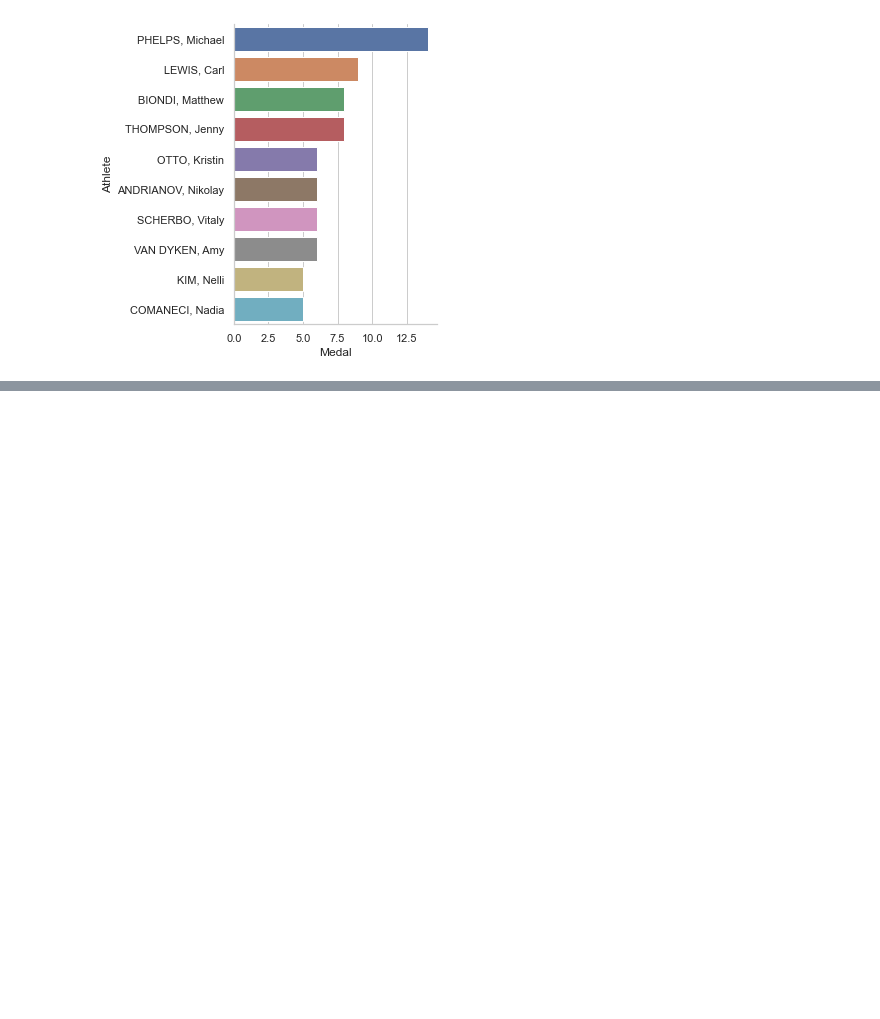
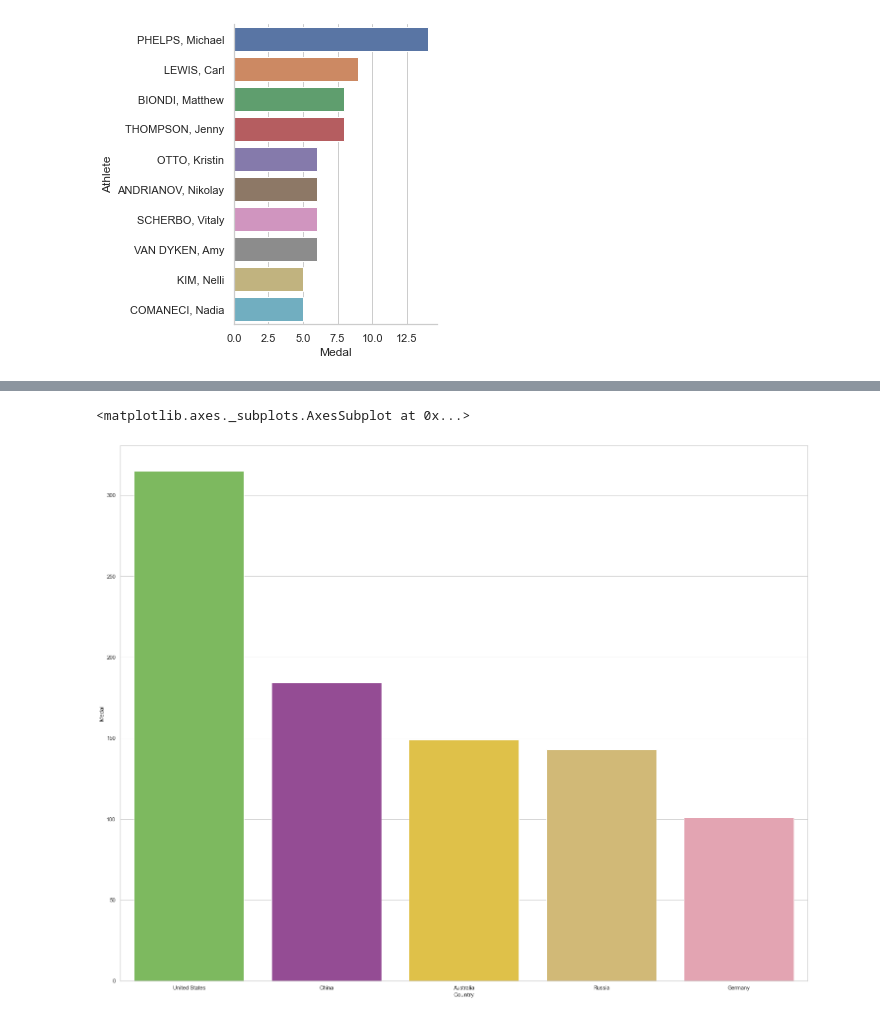
Before and after one commit to liyaSileshi/Summer-Olympics, a Jupyter notebook: notebooks/olympics.ipynb, the cells around one changed output, grey strips where cells are left out. Cells and saved outputs as stored; diff of their text form; code cells hidden in the pictures; blank space fills up the shorter version.

```diff
--- a/notebooks/olympics.ipynb
+++ b/notebooks/olympics.ipynb
@@ -152,0 +213,24 @@ sns.factorplot(x = 'Medal', y = 'Country', data = gold_df, kind = 'bar')
+# %%
+# figsize(width, height)
+plt.subplots(figsize=(25, 20))
+# Tuning our color palette for the data
+palette = ['#78C850',  # Grass
+#                     '#F08030',  # Fire
+#                     '#6890F0',  # Water
+#                     '#A8B820',  # Bug
+#                     '#A8A878',  # Normal
+                    '#A040A0',  # Poison
+                    '#F8D030',  # Electric
+                    '#E0C068',  # Ground
+                    '#EE99AC',  # Fairy
+                    '#C03028',  # Fighting
+                    '#F85888',  # Psychic
+                    '#B8A038',  # Rock
+                    '#705898',  # Ghost
+                    '#98D8D8',  # Ice
+                    '#7038F8',  # Dragon
+                   ]
+sns.barplot(y = y08.Medal, x = y08.Country, palette = palette)
+# %% [output]
+<matplotlib.axes._subplots.AxesSubplot at 0x...>
+[figure, added]
```
Also changed, not shown: parts of 10 cells of this notebook.
